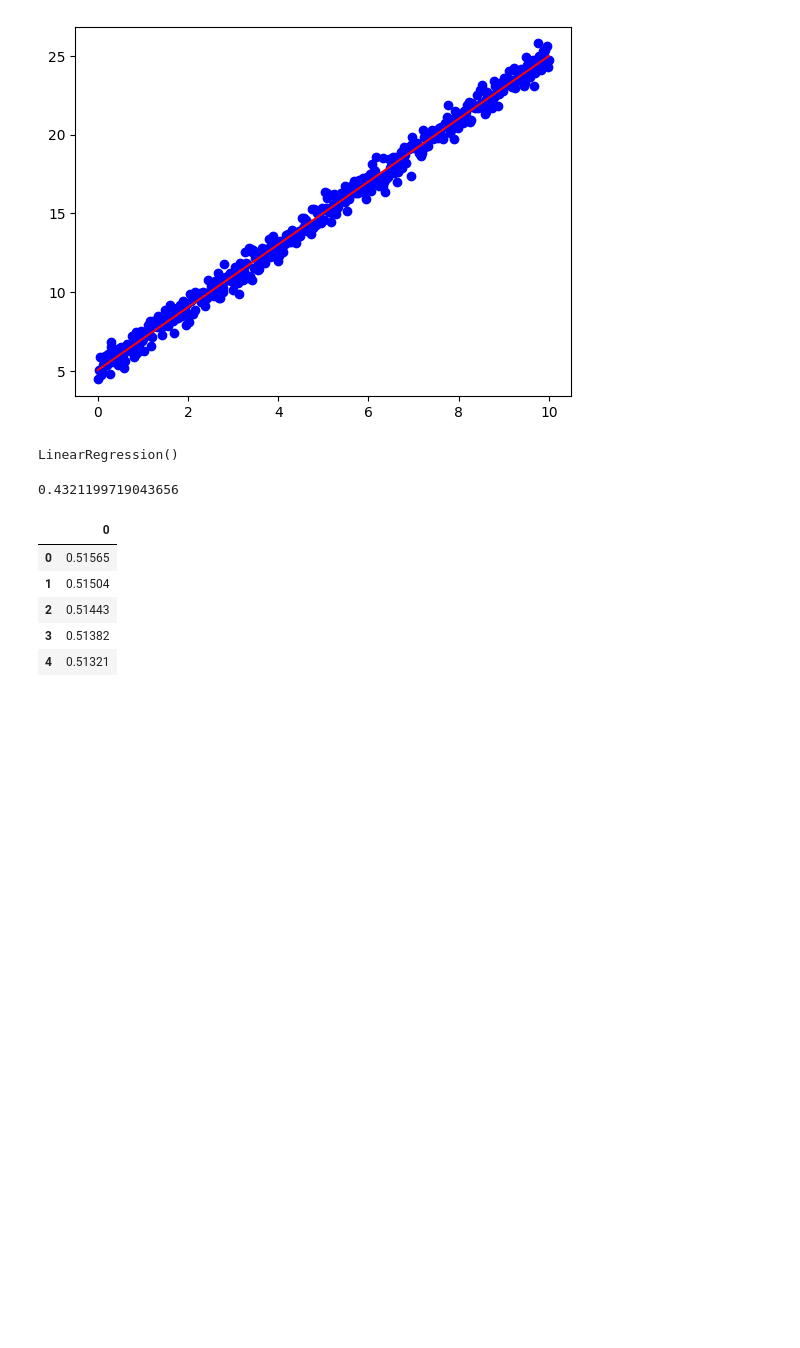
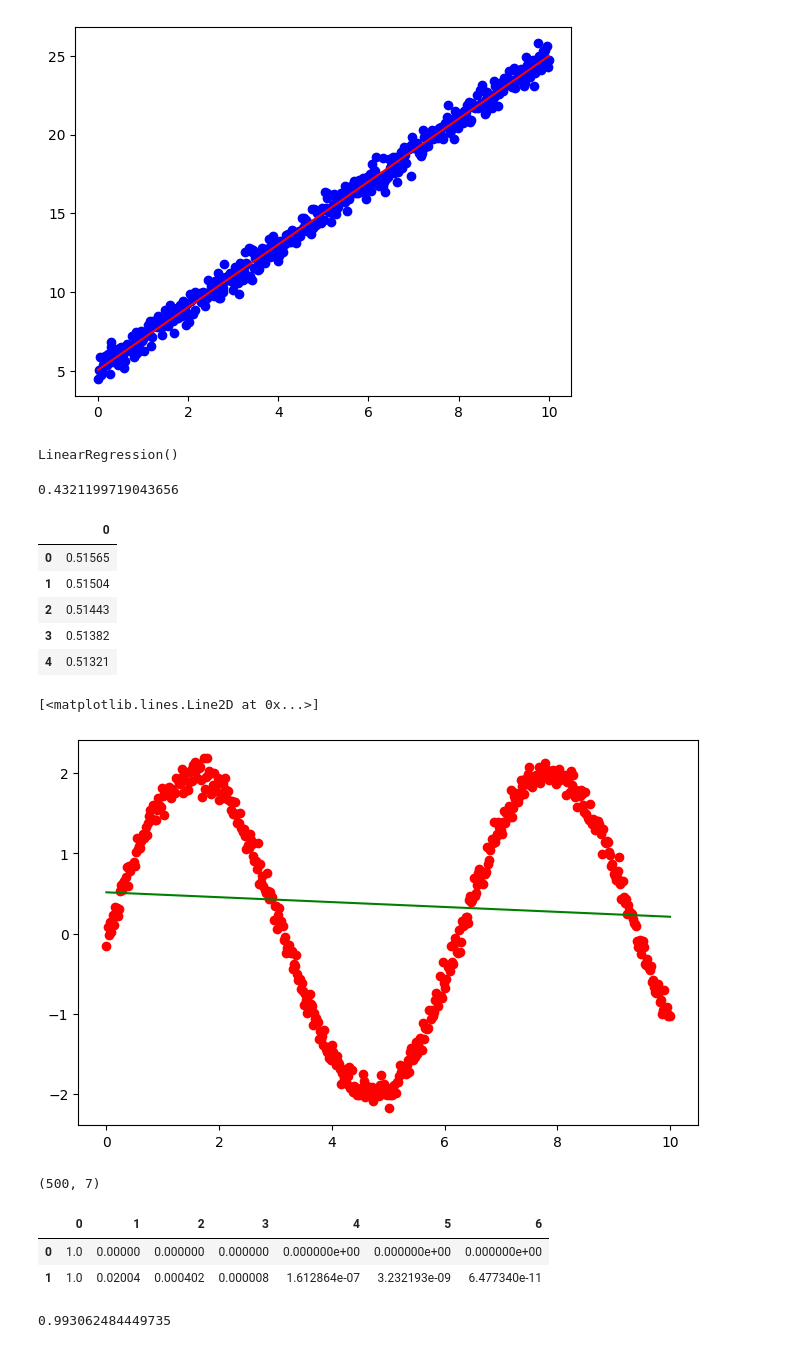
Before and after one commit to subenakhatun/Professional-Certificate-in-Python-for-Machine-Learning-and-Data-Science, a Jupyter notebook: MachineLearning/polynomialRegression.ipynb, the cells around one changed output. Drawn from its saved outputs; the diff is of its cells as text; code cells hidden in the pictures; blank space fills up the shorter version.

```diff
--- a/MachineLearning/polynomialRegression.ipynb
+++ b/MachineLearning/polynomialRegression.ipynb
@@ -103,3 +103,33 @@ pd.DataFrame(predicted_y).head()
 | 2 | 0.51443 |
 | 3 | 0.51382 |
 | 4 | 0.51321 |
+# %%
+# draw non linear fit
+plt.figure(figsize=(8,5))
+plt.scatter(df2[['x']],df2.y, color="red")
+plt.plot(df[['x']],predicted_y, color='Green')
+# %% [output]
+[<matplotlib.lines.Line2D at 0x...>]
+[figure, added]
+# %%
+# now transform 1 features into more then 2.
+from sklearn.preprocessing import PolynomialFeatures
+poly = PolynomialFeatures(degree=6)
+x_poly = poly.fit_transform(df[['x']])
+x_poly.shape
+# %% [output]
+(500, 7)
+# %%
+pd.DataFrame(x_poly).head(2)
+# %% [output]
+|  | 0 | 1 | 2 | 3 | 4 | 5 | 6 |
+| 0 | 1.0 | 0.00000 | 0.000000 | 0.000000 | 0.000000e+00 | 0.000000e+00 | 0.000000e+00 |
+| 1 | 1.0 | 0.02004 | 0.000402 | 0.000008 | 1.612864e-07 | 3.232193e-09 | 6.477340e-11 |
+# %%
+# now do linear regression on x_poly dataframe
+reg_poly = LinearRegression()
+reg_poly.fit(x_poly,df2.y)
+# now chack correaltion about it
+reg_poly.score(x_poly,df2.y)
+# %% [output]
+0.993062484449735
```
Also changed, not shown: parts of 1 cell of this notebook.
